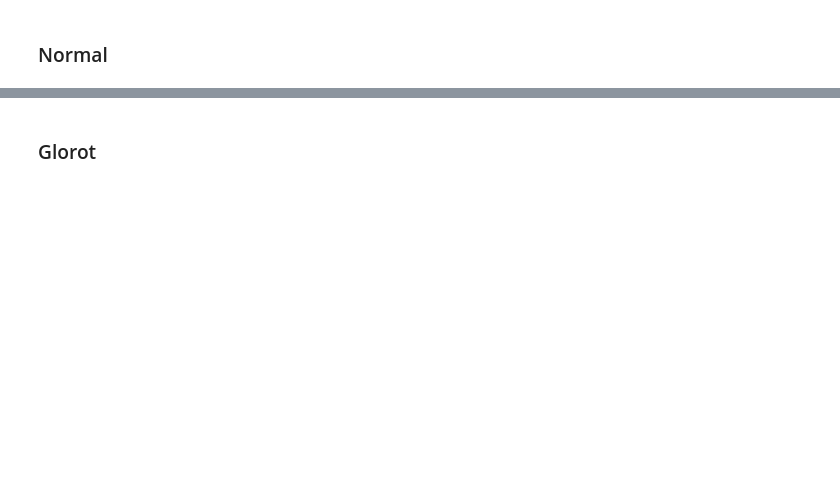
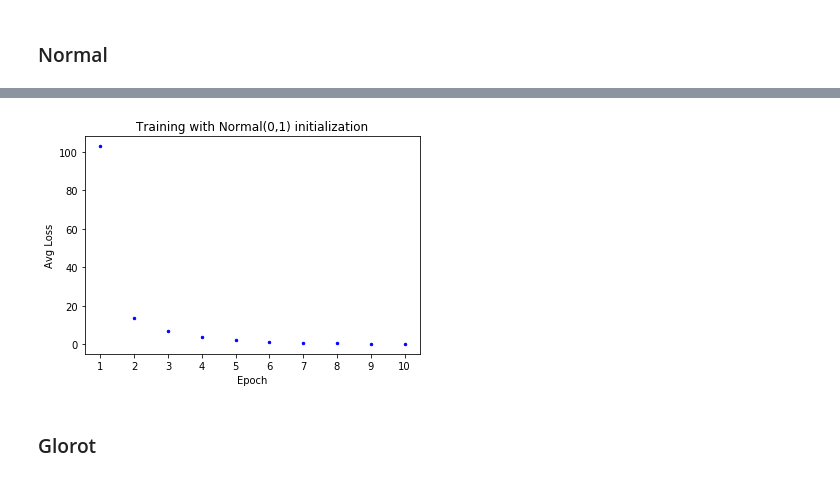
Before and after one commit to joeylitalien/ift6135-a1, a Jupyter notebook: jupyter/problem1_v2.ipynb, the cells around one changed output, grey strips where cells are left out. Saved outputs shown, nothing was run; the diff lists cells and outputs as text; code cells hidden in the pictures; blank space fills up the shorter version.

```diff
--- a/jupyter/problem1_v2.ipynb
+++ b/jupyter/problem1_v2.ipynb
@@ -51,4 +73,4 @@ plot_per_epoch(zeros_losses, "Avg loss", "Training with zeros initialization")
 # %%
 # Compile and train model
 mlp_n = MNIST(layers, learning_rate, "normal")
-normal_losses = mlp_n.train(1, train_loader, [], [], len(train_loader.dataset))[0]
+normal_losses = mlp_n.train(10, train_loader, [], [], len(train_loader.dataset))[0]
@@ -55,7 +95,9 @@ normal_losses = mlp_n.train(1, train_loader, [], [], len(train_loader.dataset))[
 # %%
 # Plot avg loss / epoch
 %matplotlib inline
-plot_per_epoch(normal_losses, "Avg loss", "Training with Normal(0,1) initialization")
+plot_per_epoch(normal_losses, "Avg Loss", "Training with Normal(0,1) initialization")
+# %% [output]
+[figure, added]
 # %% [markdown]
 ### Glorot
 # %%
```
Also changed, not shown: parts of 19 cells of this notebook.
